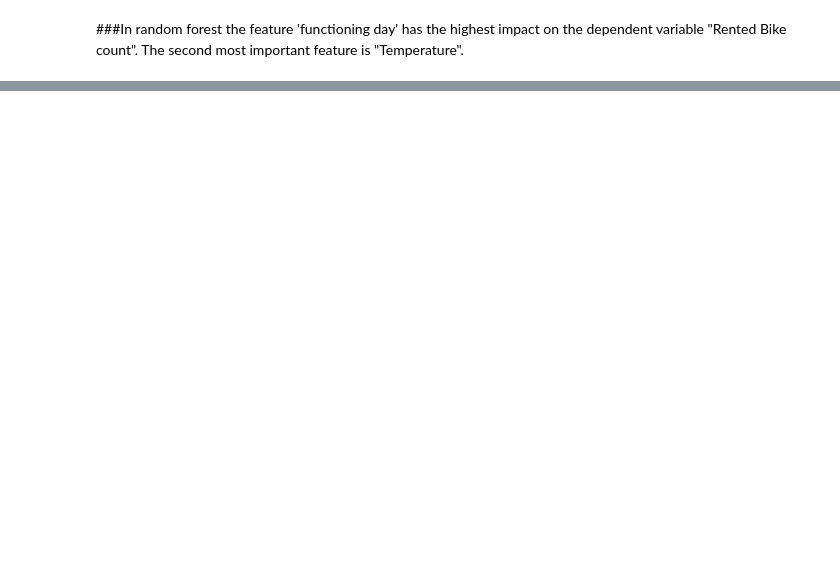
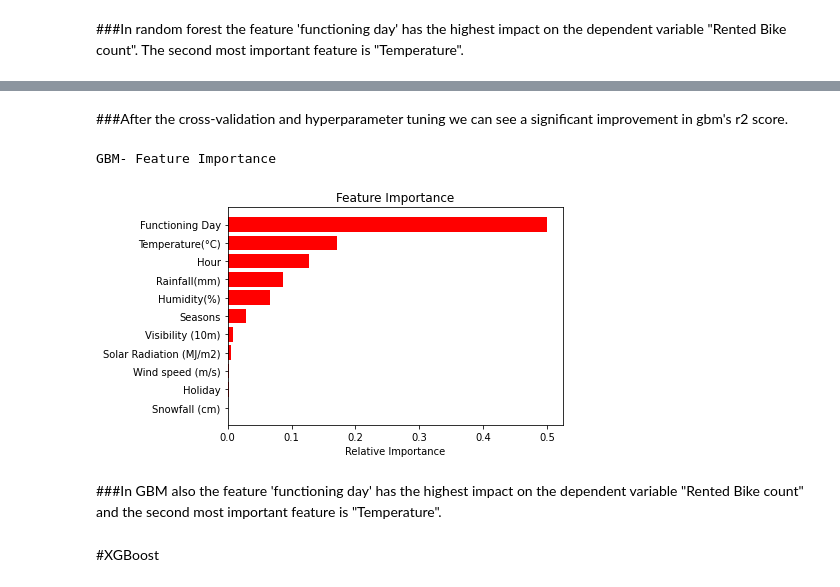
Before and after one commit to nivyathiruvoth/Seoul-Bike-Sharing-Demand-Prediction, a Jupyter notebook: Bike_Sharing_Demand_Prediction.ipynb, the cells around one changed output, grey strips where cells are left out. Saved outputs shown, nothing was run; the diff lists cells and outputs as text; code cells hidden in the pictures; blank space fills up the shorter version.

```diff
--- a/Bike_Sharing_Demand_Prediction.ipynb
+++ b/Bike_Sharing_Demand_Prediction.ipynb
@@ -868,0 +895,9 @@ feature_importance(rf_optimal_model)
+# %%
+# Hyperparameter tuning
+
+gbm = GradientBoostingRegressor()
+grid_values = {'n_estimators':[50, 80,  100], 'max_depth':[3, 5, 7]}
+gbm_model = GridSearchCV(gbm, param_grid = grid_values, scoring = 'roc_auc', cv=5)
+
+# Fit the object to train dataset
+gbm_model.fit(X_train, y_train)
@@ -868,0 +929,9 @@ feature_importance(rf_optimal_model)
+# %%
+# Grid search
+gbm = GradientBoostingRegressor()
+
+gbm_grid = RandomizedSearchCV(estimator=gbm,scoring="neg_mean_squared_error",
+                       param_distributions = param_dict,
+                       cv = 5, verbose=2)
+
+gbm_grid.fit(X_train,y_train)
@@ -868,0 +967,2 @@ feature_importance(rf_optimal_model)
+# %%
+gbm_optimal_model = gbm_grid.best_estimator_
@@ -868,0 +1004,12 @@ feature_importance(rf_optimal_model)
+# %% [markdown]
+###After the cross-validation and hyperparameter tuning  we can see a significant improvement in gbm's r2 score.
+# %%
+print("GBM- Feature Importance" )
+feature_importance(gbm_optimal_model)
+# %% [output]
+GBM- Feature Importance
+[figure, added]
+# %% [markdown]
+###In GBM also the feature 'functioning day' has the highest impact on the dependent variable "Rented Bike count" and the second most important feature is "Temperature".
+# %% [markdown]
+#XGBoost
```
Also changed, not shown: parts of 71 cells of this notebook.
